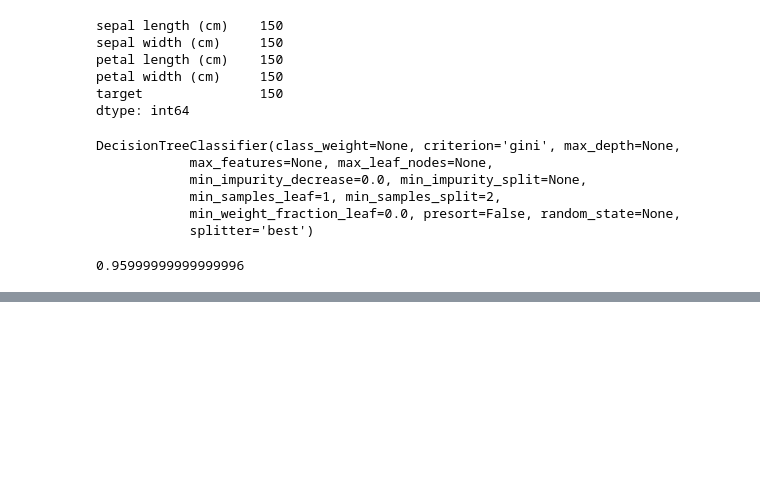
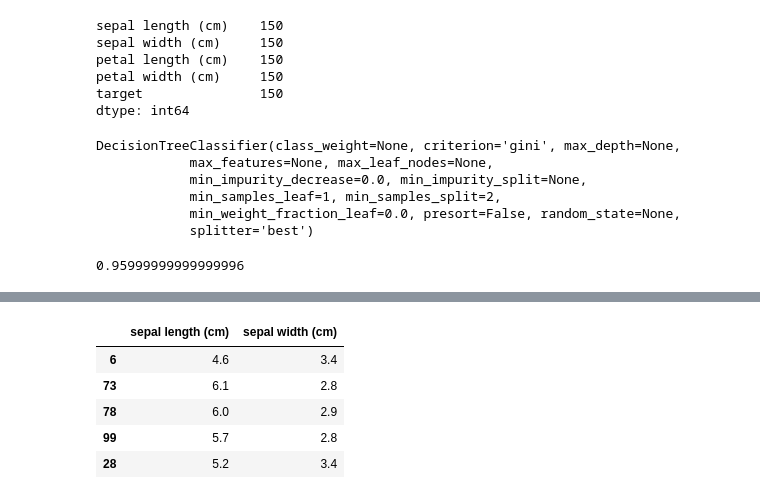
Before and after one commit to malhotra-sidharth/ml-algorithms, a Jupyter notebook: decision-trees/decision-trees-iris.ipynb, the cells around one changed output, grey strips where cells are left out. Cells and saved outputs as stored; diff of their text form; code cells hidden in the pictures; blank space fills up the shorter version.

```diff
--- a/decision-trees/decision-trees-iris.ipynb
+++ b/decision-trees/decision-trees-iris.ipynb
@@ -114,0 +128,9 @@ df_predict.head()
+# %%
+train_feature_data[[iris.feature_names[pair[0]], iris.feature_names[pair[1]]]].head()
+# %% [output]
+|  | sepal length (cm) | sepal width (cm) |
+| 6 | 4.6 | 3.4 |
+| 73 | 6.1 | 2.8 |
+| 78 | 6.0 | 2.9 |
+| 99 | 5.7 | 2.8 |
+| 28 | 5.2 | 3.4 |
```
Also changed, not shown: parts of 8 cells of this notebook.
